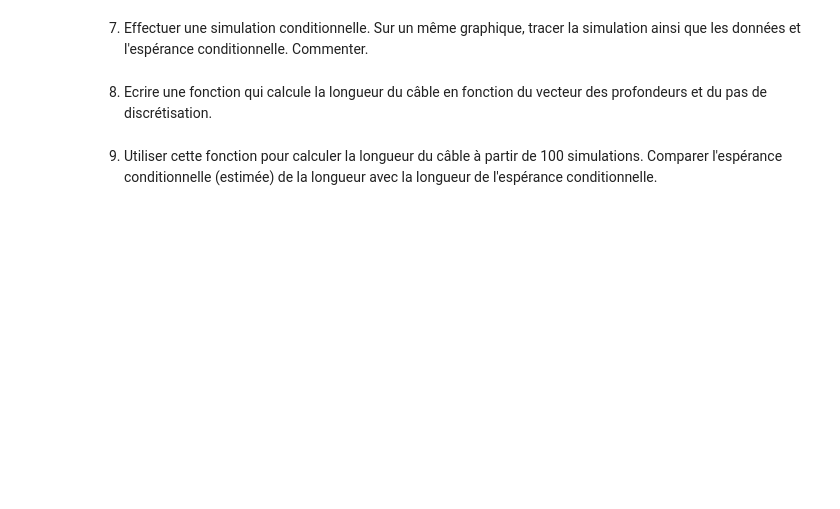
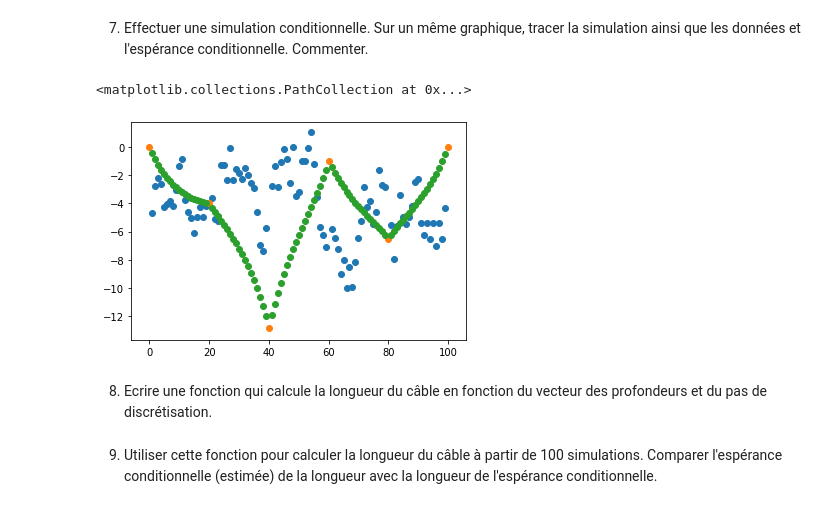
Before and after one commit to 19foliard/projet_probas, a Jupyter notebook: Projet numérique de Probabilités.ipynb, the cells around one changed output. Drawn from its saved outputs; the diff is of its cells as text; code cells hidden in the pictures; blank space fills up the shorter version.

```diff
--- a/Projet numérique de Probabilités.ipynb
+++ b/Projet numérique de Probabilités.ipynb
@@ -203,4 +205,22 @@ print(esp_cond)
 # %% [markdown]
 7. Effectuer une simulation conditionnelle. Sur un même graphique, tracer la simulation ainsi que les données et l'espérance conditionnelle. Commenter.
+# %%
+#Du coup j'ai pris l'opposé ici, sans avoir la raison, mais ça marche, la matrice est bien définie positive
+R = np.linalg.cholesky(-CS_z)
+def simulation() :
+    Y = np.zeros(95)
+    for i in range(95) :
+        U = np.random.uniform()
+        V = np.random.uniform()
+        Y[i] = np.sqrt(-2*np.log(U))*np.cos(2*np.pi*V)
+    return m_z + R.dot(Y)
+
+Z = simulation()
+plt.scatter(unknown_indexes, Z)
+plt.scatter(observation_indexes, depth)
+plt.scatter(unknown_indexes, esp_cond)
+# %% [output]
+<matplotlib.collections.PathCollection at 0x...>
+[figure, added]
 # %% [markdown]
 8. Ecrire une fonction qui calcule la longueur du câble en fonction du vecteur des profondeurs et du pas de discrétisation.
```
Also changed, not shown: parts of 12 cells of this notebook.
